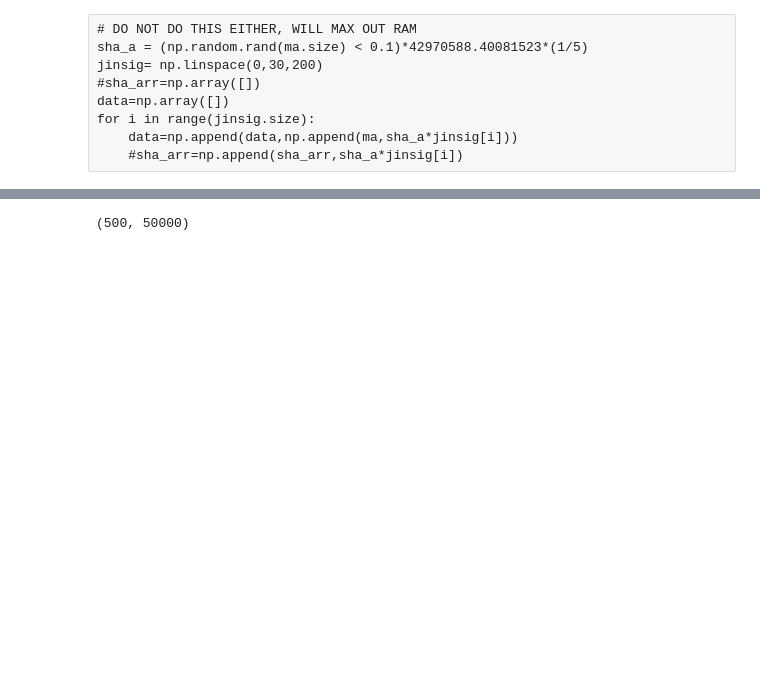
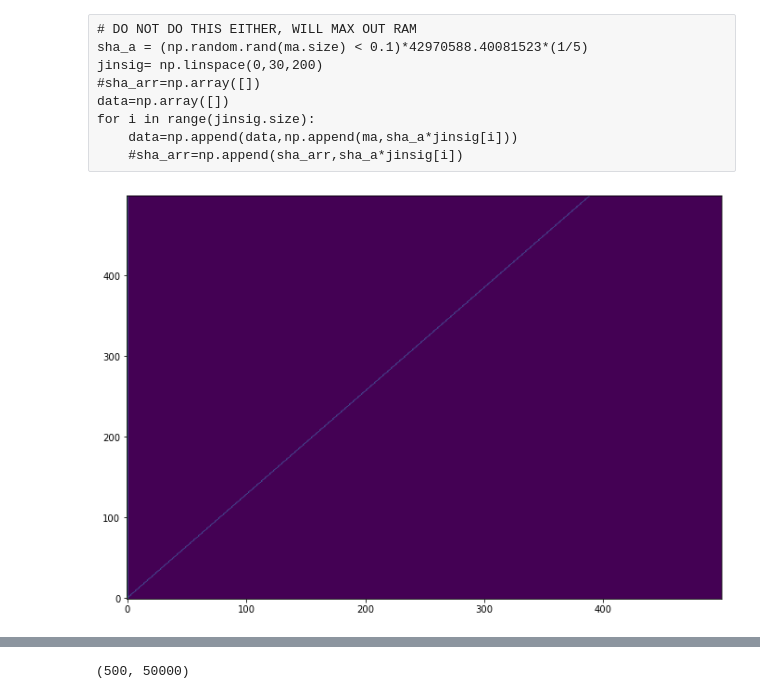
Before and after one commit to maria8ch/Phys434_BigData, a Jupyter notebook: lab6_Berres.ipynb, the cells around one changed output, grey strips where cells are left out. Saved outputs shown, nothing was run; the diff lists cells and outputs as text; code cells hidden in the pictures; blank space fills up the shorter version.

```diff
--- a/lab6_Berres.ipynb
+++ b/lab6_Berres.ipynb
@@ -342 +343,9 @@ for i in range(jinsig.size):
+# %%
+fig,ax=plt.subplots(figsize=(11.5,8))
+Psd, temp, temp2=np.histogram2d(obs.flatten(), signal_strengths_grid.flatten(), bins=500, density=True)
+plt.imshow(Psd.T,origin='bottom')
+#plt.yscale('log')
+plt.gca().set_aspect('auto')
+# %% [output]
+[figure, added]
 # %%
```
Also changed, not shown: parts of 22 cells of this notebook.
